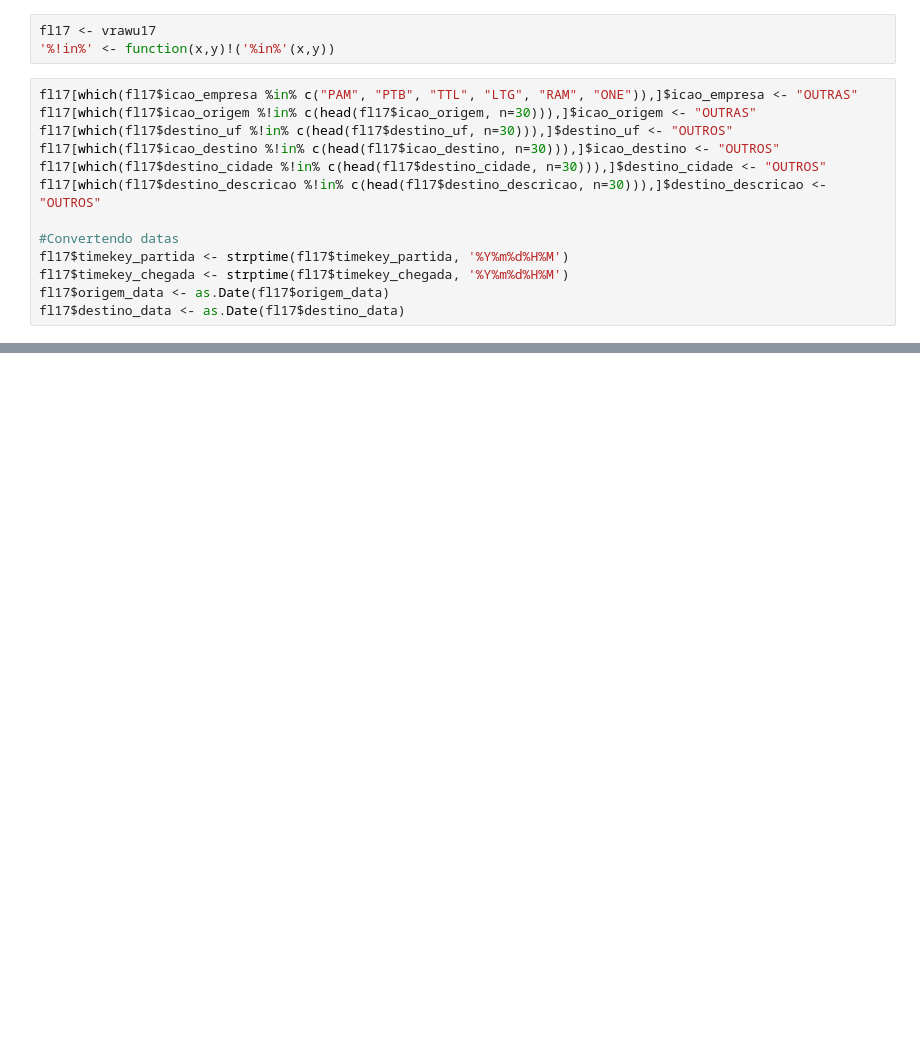
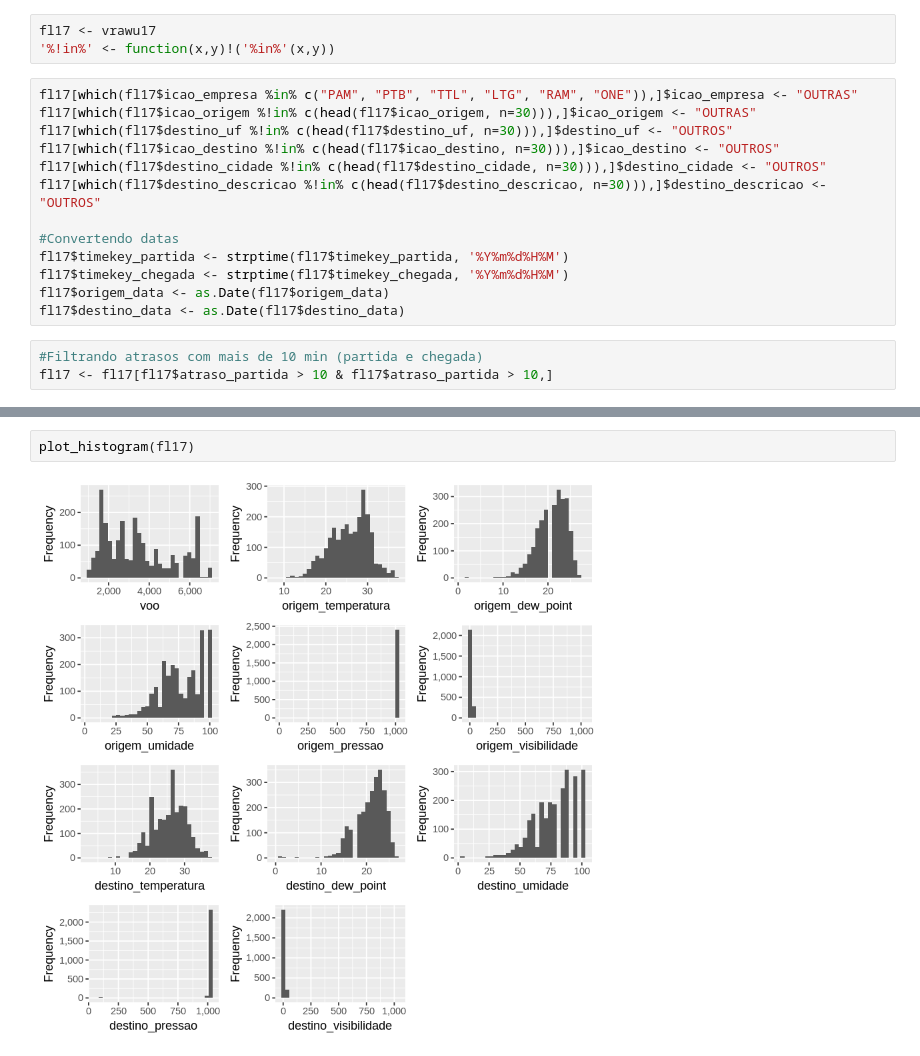
Before and after one commit to jcolares/DM2018, a Jupyter notebook: raphael.ipynb, the cells around one changed output, grey strips where cells are left out. Saved outputs shown, nothing was run; the diff lists cells and outputs as text; blank space fills up the shorter version.

```diff
--- a/raphael.ipynb
+++ b/raphael.ipynb
@@ -165,3 +165,6 @@ fl17$timekey_partida <- strptime(fl17$timekey_partida, '%Y%m%d%H%M')
 fl17$timekey_chegada <- strptime(fl17$timekey_chegada, '%Y%m%d%H%M')
 fl17$origem_data <- as.Date(fl17$origem_data)
 fl17$destino_data <- as.Date(fl17$destino_data)
+# %%
+#Filtrando atrasos com mais de 10 min (partida e chegada)
+fl17 <- fl17[fl17$atraso_partida > 10 & fl17$atraso_partida > 10,]
@@ -168 +194,5 @@ fl17$destino_data <- as.Date(fl17$destino_data)
+# %%
+plot_histogram(fl17)
+# %% [output]
+[figure, added]
 # %%
```
Also changed, not shown: parts of 4 cells of this notebook.
